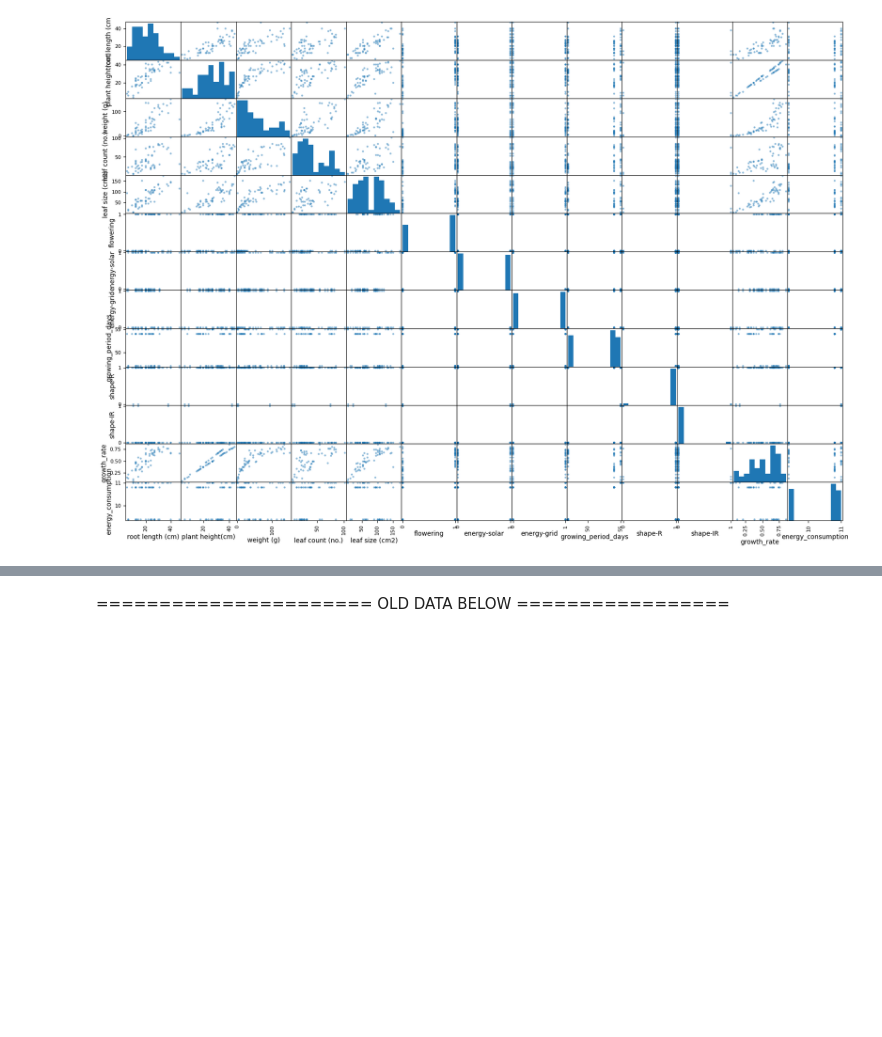
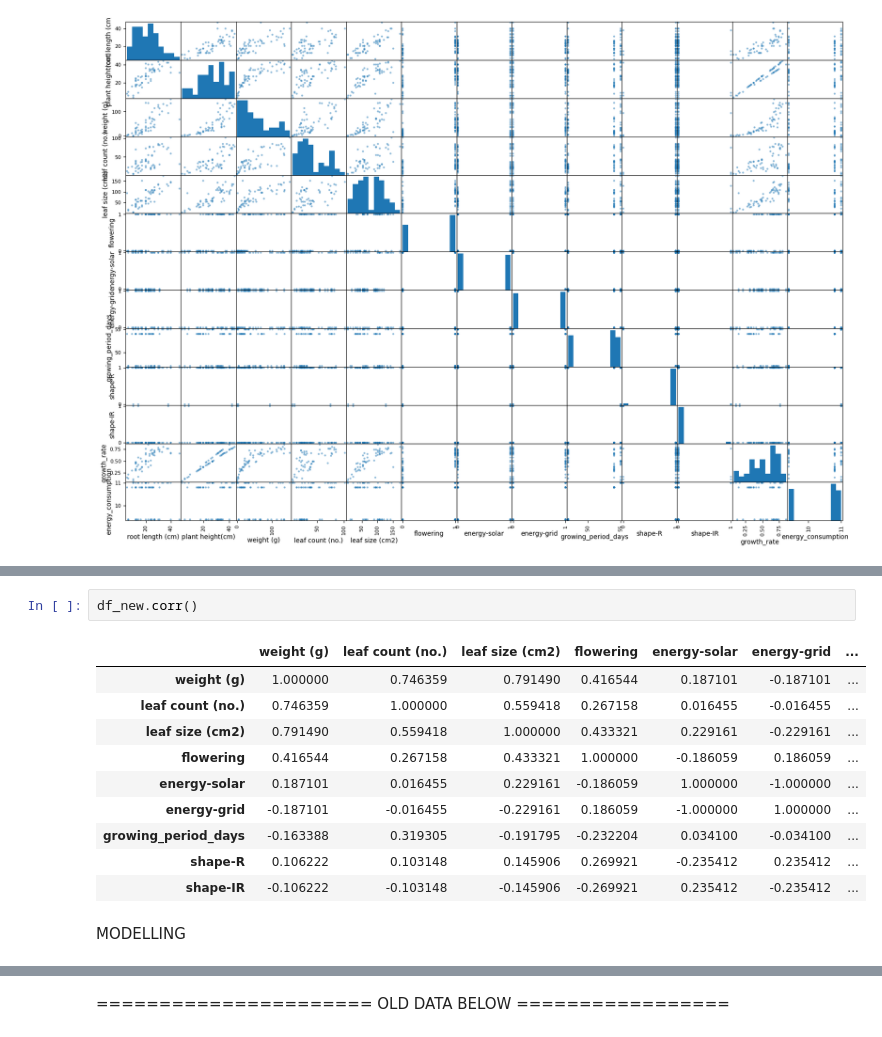
Before and after one commit to taniabuzykina/keylife-ng-pv, a Jupyter notebook: ml_project_1/plant_data_ml.ipynb, the cells around one changed output, grey strips where cells are left out. Saved outputs shown, nothing was run; the diff lists cells and outputs as text; blank space fills up the shorter version.

```diff
--- a/ml_project_1/plant_data_ml.ipynb
+++ b/ml_project_1/plant_data_ml.ipynb
@@ -253,0 +288,15 @@ plt.show()
+# %%
+df_new.corr()
+# %% [output]
+|  | weight (g) | leaf count (no.) | leaf size (cm2) | flowering | energy-solar | energy-grid | ... |
+| weight (g) | 1.000000 | 0.746359 | 0.791490 | 0.416544 | 0.187101 | -0.187101 | ... |
+| leaf count (no.) | 0.746359 | 1.000000 | 0.559418 | 0.267158 | 0.016455 | -0.016455 | ... |
+| leaf size (cm2) | 0.791490 | 0.559418 | 1.000000 | 0.433321 | 0.229161 | -0.229161 | ... |
+| flowering | 0.416544 | 0.267158 | 0.433321 | 1.000000 | -0.186059 | 0.186059 | ... |
+| energy-solar | 0.187101 | 0.016455 | 0.229161 | -0.186059 | 1.000000 | -1.000000 | ... |
+| energy-grid | -0.187101 | -0.016455 | -0.229161 | 0.186059 | -1.000000 | 1.000000 | ... |
+| growing_period_days | -0.163388 | 0.319305 | -0.191795 | -0.232204 | 0.034100 | -0.034100 | ... |
+| shape-R | 0.106222 | 0.103148 | 0.145906 | 0.269921 | -0.235412 | 0.235412 | ... |
+| shape-IR | -0.106222 | -0.103148 | -0.145906 | -0.269921 | 0.235412 | -0.235412 | ... |
+# %% [markdown]
+MODELLING
```
Also changed, not shown: parts of 51 cells of this notebook.
